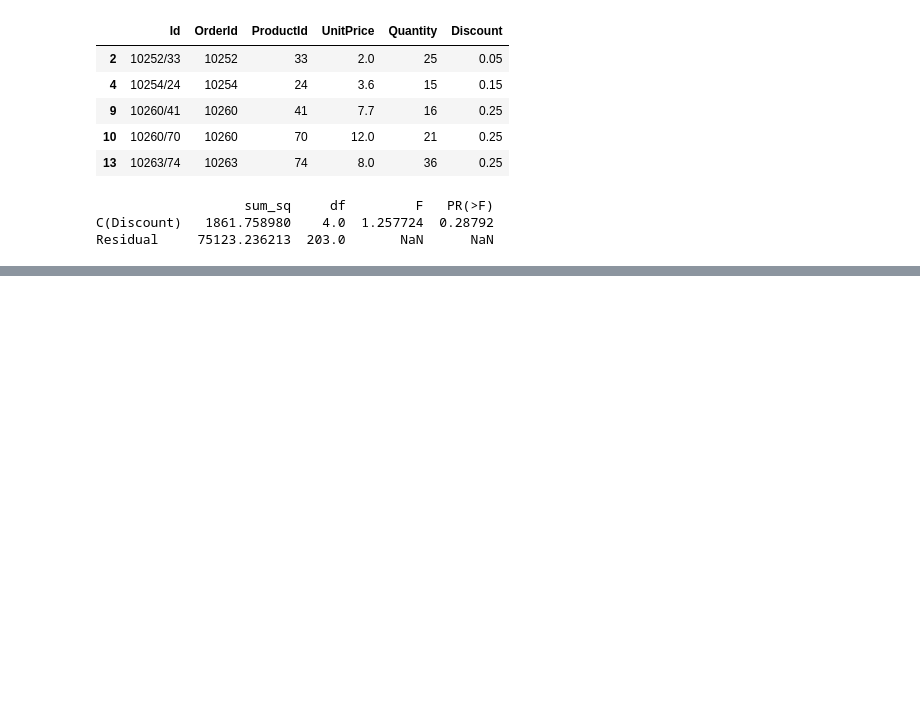
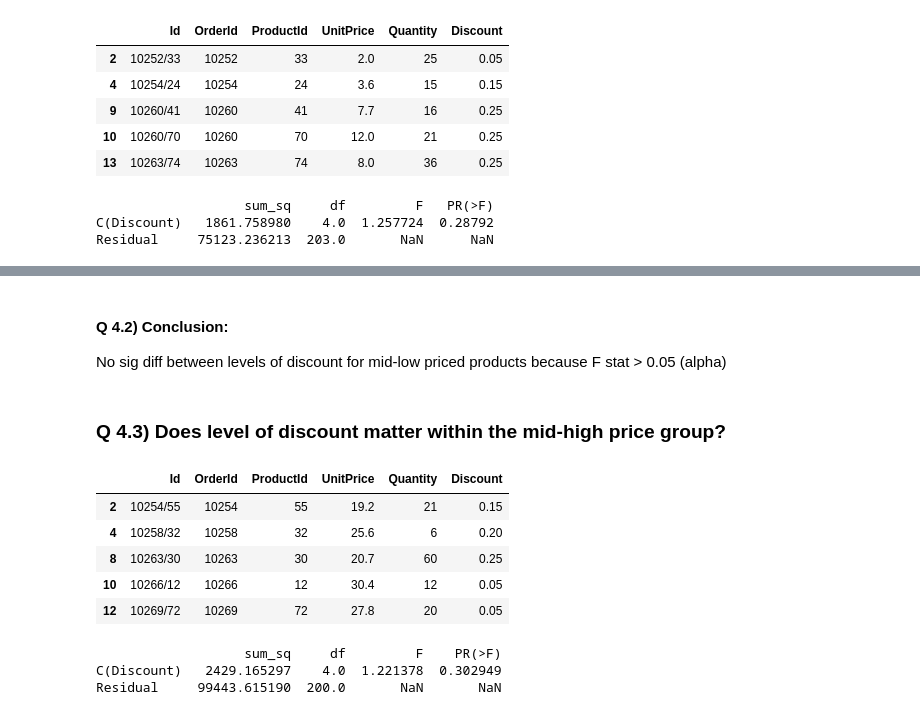
Before and after one commit to taramullin/Module3Project_HypothesisTesting, a Jupyter notebook: Module 3 Final Project - Northwind.ipynb, the cells around one changed output, grey strips where cells are left out. Cells and saved outputs as stored; diff of their text form; code cells hidden in the pictures; blank space fills up the shorter version.

```diff
--- a/Module 3 Final Project - Northwind.ipynb
+++ b/Module 3 Final Project - Northwind.ipynb
@@ -1030,0 +1066,26 @@ No sig diff between levels of discount for low priced products because F stat <
+# %% [markdown]
+#### Q 4.2) Conclusion:
+No sig diff between levels of discount for mid-low priced products because F stat > 0.05 (alpha)
+# %% [markdown]
+### Q 4.3) Does level of discount matter within the mid-high price group?
+# %%
+df_discount5_midhighprice = Order_midhighprice[Order_midhighprice.Discount > .04]
+df_discount5_midhighprice.head()
+# %% [output]
+|  | Id | OrderId | ProductId | UnitPrice | Quantity | Discount |
+| 2 | 10254/55 | 10254 | 55 | 19.2 | 21 | 0.15 |
+| 4 | 10258/32 | 10258 | 32 | 25.6 | 6 | 0.20 |
+| 8 | 10263/30 | 10263 | 30 | 20.7 | 60 | 0.25 |
+| 10 | 10266/12 | 10266 | 12 | 30.4 | 12 | 0.05 |
+| 12 | 10269/72 | 10269 | 72 | 27.8 | 20 | 0.05 |
+# %%
+#is there a difference between the levels of discount for mid-high priced products?
+
+formula = 'Quantity ~ C(Discount)'
+lm = ols(formula, df_discount5_midhighprice).fit()
+table = sm.stats.anova_lm(lm, typ=2)
+print(table)
+# %% [output]
+                   sum_sq     df         F    PR(>F)
+C(Discount)   2429.165297    4.0  1.221378  0.302949
+Residual     99443.615190  200.0       NaN       NaN
```
Also changed, not shown: parts of 15 cells of this notebook.
